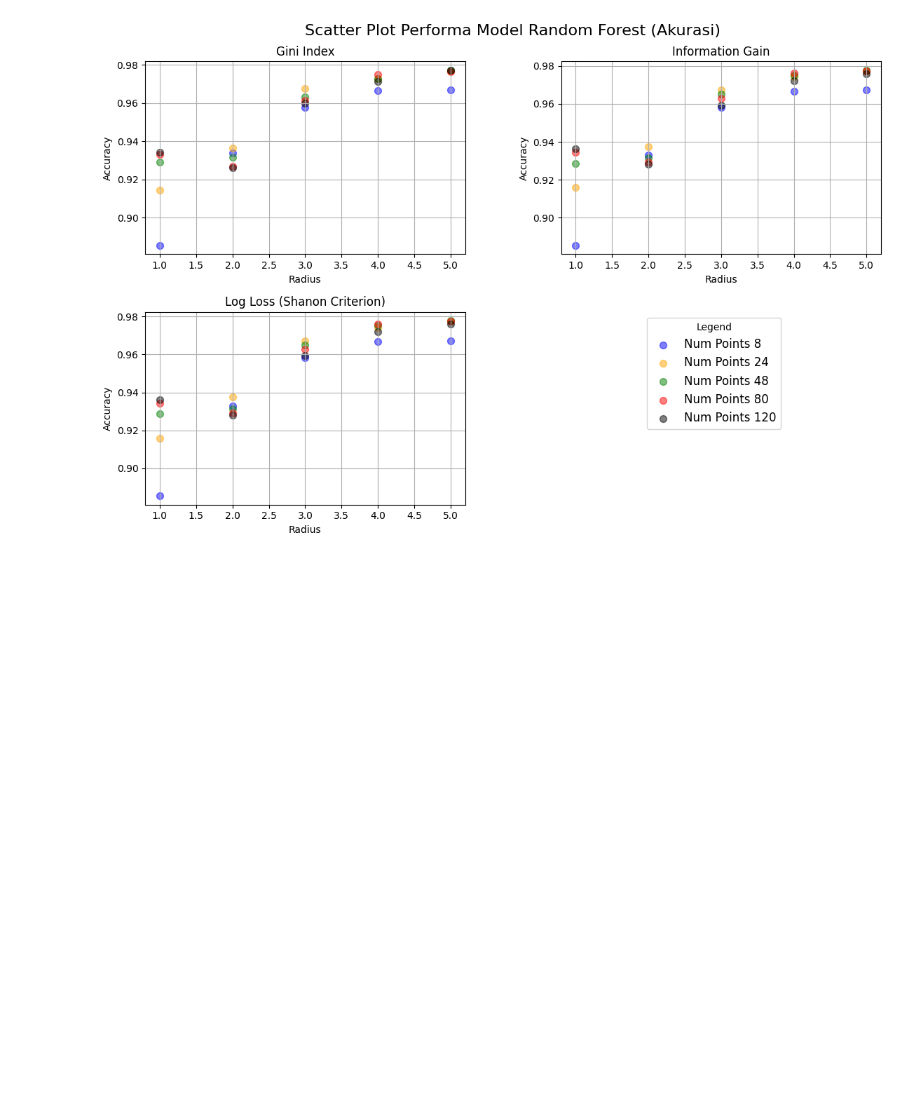
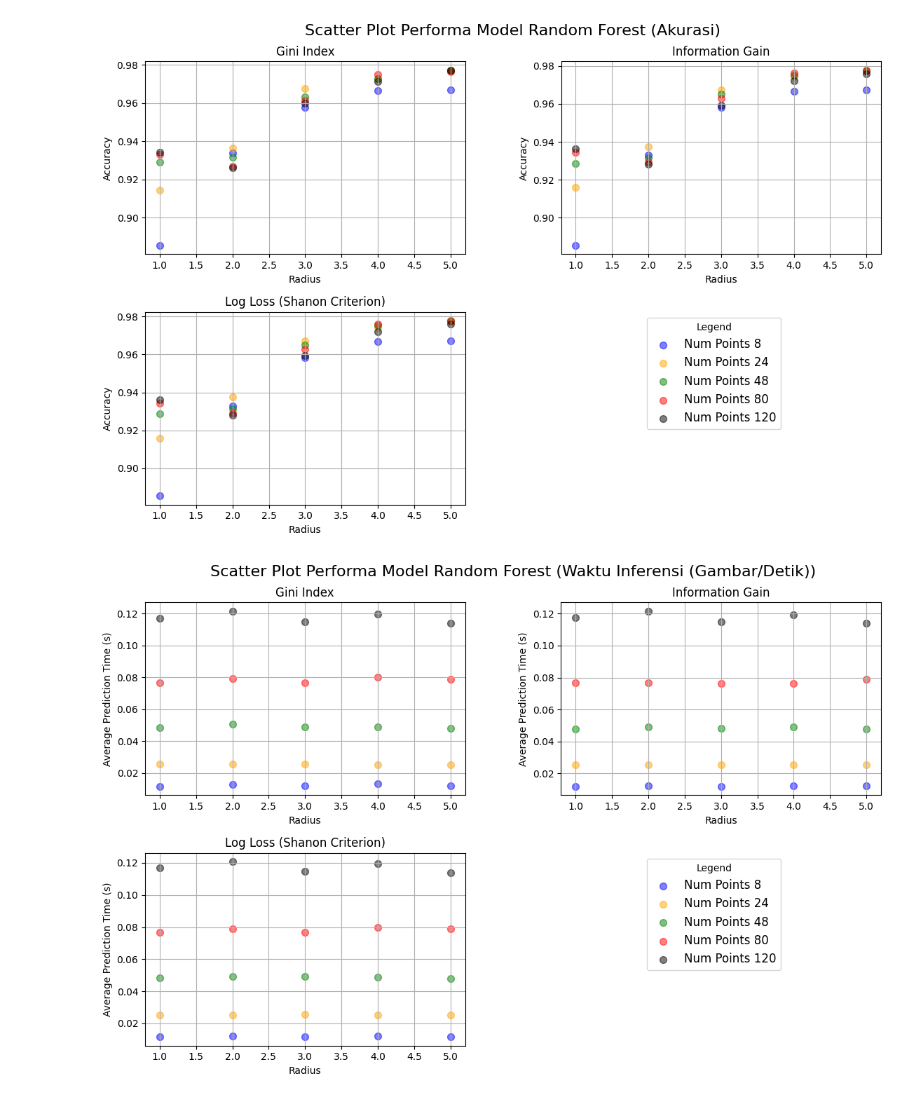
Before and after one commit to zeinhasan/Concreate-Cracking-Classification, a Jupyter notebook: Visualisasi Model Performance Random Forest.ipynb, the cells around one changed output. Cells and saved outputs as stored; diff of their text form; code cells hidden in the pictures; blank space fills up the shorter version.

```diff
--- a/Visualisasi Model Performance Random Forest.ipynb
+++ b/Visualisasi Model Performance Random Forest.ipynb
@@ -201,3 +246,49 @@ plt.suptitle('Scatter Plot Performa Model Random Forest (Akurasi)', fontsize=16)
 plt.show()
 # %% [output]
 [figure]
+# %%
+# Color mapping for different kernels
+color_map = {8: 'blue', 24: 'orange', 48: 'green', 80: 'red', 120: 'black'}
+
+# Create subplots for each criterion
+fig, axs = plt.subplots(2, 2, figsize=(12, 8))
+
+# Plot scatter plot for each criterion
+for ax, (criterion, group) in zip(axs.flat, RF_Model_Performance.groupby('Criterion')):
+    for num_points, sub_group in group.groupby('Num Points'):
+        for radius, sub_sub_group in sub_group.groupby('Radius'):
+            ax.scatter(sub_sub_group['Radius'], sub_sub_group['Average Prediction Time (s)'], color=color_map[num_points], label=f'Num Points {num_points}', s=50, alpha=0.5)
+    ax.set_title(criterion)
+    ax.set_xlabel('Radius')
+    ax.set_ylabel('Average Prediction Time (s)')
+    ax.grid(True)
+    if criterion == '':
+        ax.axis('off')  # Hide axis for white space
+    else:
+        ax.legend().remove()  # Remove legend from other subplots
+
+# Get handles and labels for legends
+handles, labels = [], []
+for ax in axs.flat:
+    if ax.get_title():
+        handles_, labels_ = ax.get_legend_handles_labels()
+        handles.extend(handles_)
+        labels.extend(labels_)
+
+# Remove duplicate labels
+unique = {label: handle for label, handle in zip(labels, handles)}
+handles = list(unique.values())
+labels = list(unique.keys())
+
+# Create blank space subplot
+blank_ax = axs[-1, -1]
+blank_ax.axis('off')  # Hide axis for blank space
+blank_ax.legend(handles, labels, title='Legend', loc='upper left', bbox_to_anchor=(0.25, 1), fontsize='large')  # Add legend to blank space
+
+# Adjust layout
+plt.tight_layout(rect=[0, 0.05, 0.95, 0.96])
+plt.subplots_adjust(wspace=0.3, hspace=0.3)
+plt.suptitle('Scatter Plot Performa Model Random Forest (Waktu Inferensi (Gambar/Detik))', fontsize=16)
+plt.show()
+# %% [output]
+[figure, added]
```
Also changed, not shown: parts of 3 cells of this notebook, 9 other files.
